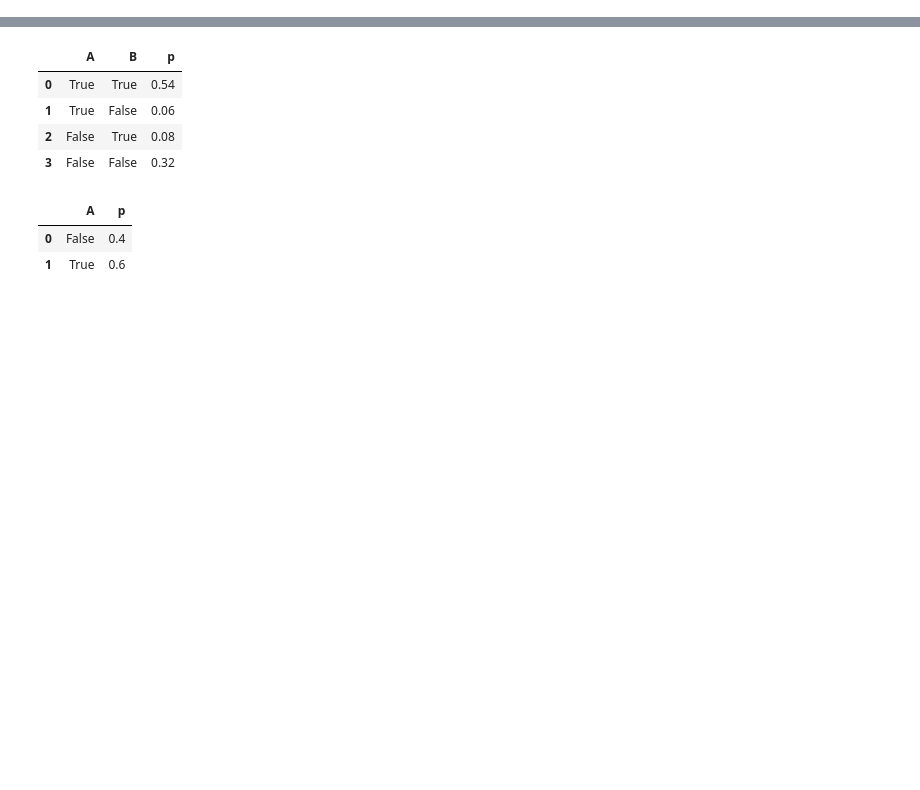
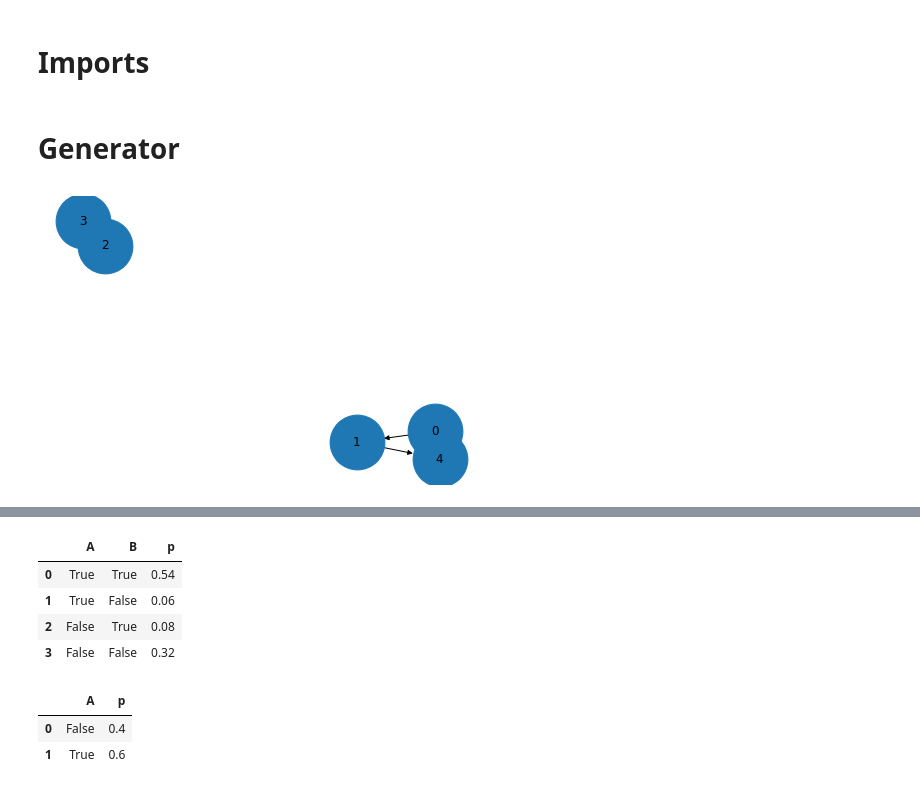
Before and after one commit to OlegBEZb/KR21_project2, a Jupyter notebook: KR_assignment_2.ipynb, the cells around one changed output, grey strips where cells are left out. Cells and saved outputs as stored; diff of their text form; code cells hidden in the pictures; blank space fills up the shorter version.

```diff
--- a/KR_assignment_2.ipynb
+++ b/KR_assignment_2.ipynb
@@ -1,7 +1,54 @@
 # %%
 %load_ext autoreload
 %autoreload 2
+# %% [markdown]
+# Imports
 # %%
 from BayesNet import BayesNet
 import networkx as nx
 import pandas as pd
+# %% [markdown]
+# Generator
+# %%
+# creds for the awesome tool to
+# https://github.com/MaxFaber1998/KR21_project2
+import random
+import itertools
+
+class BNGenerator:
+    def __init__(self, n_nodes, edge_weight=0.5):
+        self.n_nodes = n_nodes
+        self.edge_weight = edge_weight
+        self.bayes_net = BayesNet()
+        self.bayes_net.structure = self.generate_directed_acyclic_graph(self.n_nodes)
+        self.generate_cpts()
+
+    def generate_directed_acyclic_graph(self, n_nodes):
+        G = nx.gnp_random_graph(n_nodes, self.edge_weight, directed=True)
+        DAG = nx.DiGraph([(str(u), str(v), {'weight': random.randint(-10, 10)}) for (u, v) in G.edges() if u < v])
+        assert nx.is_directed_acyclic_graph(DAG)
+        # nx.draw(DAG)
+        # plt.show()
+        return DAG
+
+    def generate_cpts(self):
+        for node in self.bayes_net.structure.nodes:
+            edges = list(self.bayes_net.structure.edges(node))
+            if not len(edges):
+                print()
+            columns = [str(e) for _, e in edges] + ([node] if not len(edges) else [str(edges[0][0])]) + ['p'] # Columns for the new CPT
+            cpt = []
+            remaining_p = 1
+            reversed_list = list(reversed(list(itertools.product([True, False], repeat=len(set(columns)-{'p'})))))
+            for truth_values in reversed_list:
+                remaining_p = 1 if remaining_p == 0 else remaining_p
+                p = random.random() if remaining_p == 1 else remaining_p
+                remaining_p = remaining_p - p if remaining_p == 1 else 0
+                cpt.append(list(truth_values) + [round(p, 2)])
+            pd_cpt = pd.DataFrame(cpt, columns=columns)
+            self.bayes_net.structure.add_node(node, cpt=pd_cpt)
+# %%
+bn = BNGenerator(5).bayes_net
+bn.draw_structure()
+# %% [output]
+[figure, added]
```
Also changed, not shown: parts of 42 cells of this notebook, 4 other files.
